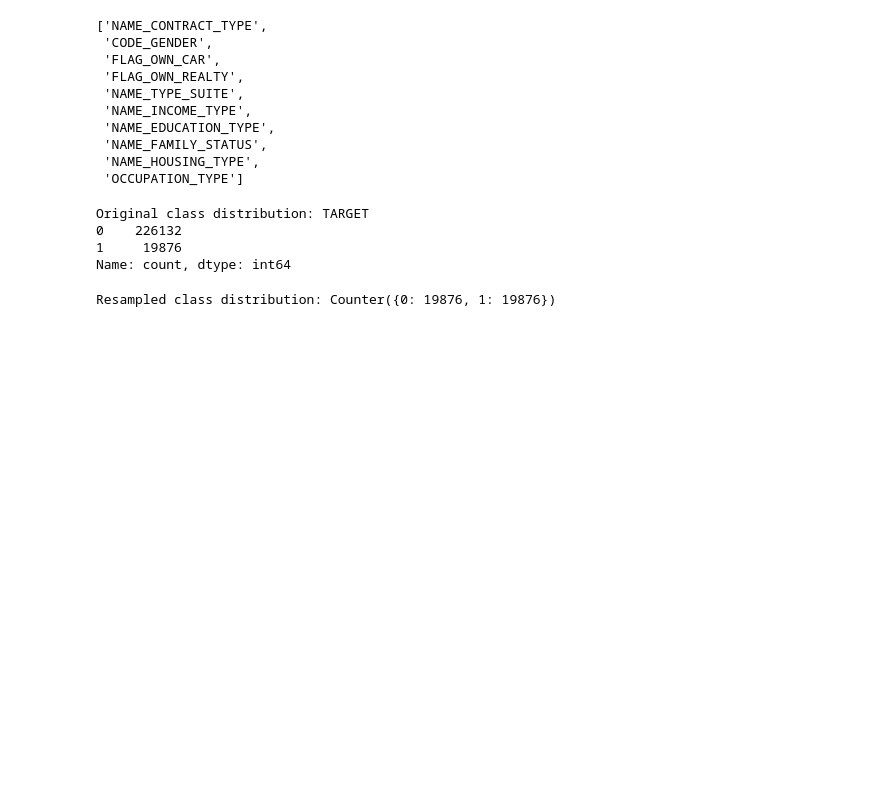
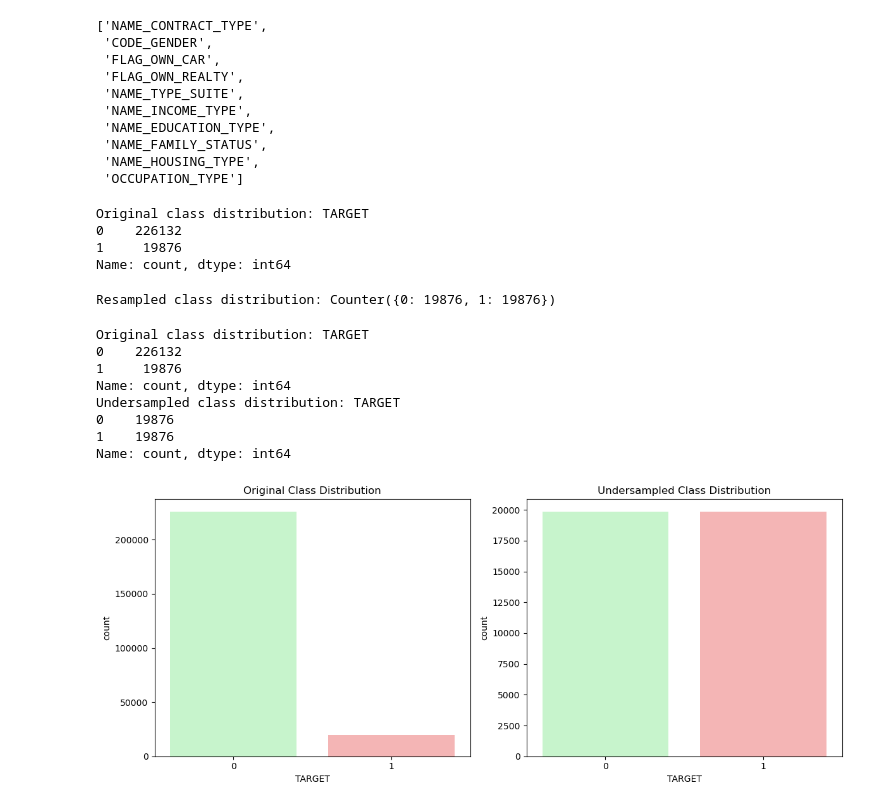
Before and after one commit to leandro-sartini/AISCB_FraudDetection, a Jupyter notebook: notebooks/Exploration/Imbalance - Undersampling (NearMiss) Analysis Updated.ipynb, the cells around one changed output. Drawn from its saved outputs; the diff is of its cells as text; code cells hidden in the pictures; blank space fills up the shorter version.

```diff
--- a/notebooks/Exploration/Imbalance - Undersampling (NearMiss) Analysis.ipynb
+++ b/notebooks/Exploration/Imbalance - Undersampling (NearMiss) Analysis Updated.ipynb
@@ -156,3 +156,38 @@ Name: count, dtype: int64
 print('Resampled class distribution:', Counter(y_resampled))
 # %% [output]
 Resampled class distribution: Counter({0: 19876, 1: 19876})
+# %%
+print('Original class distribution:', y_train.value_counts())
+
+# Print undersampled class distribution
+print('Undersampled class distribution:', pd.Series(y_resampled).value_counts())
+
+# Define a custom color palette based on class labels
+class_palette = {0: "#BFFCC6", 1: "#FFABAB"}
+
+# Create subplots for original and undersampled class distributions
+fig, axes = plt.subplots(1, 2, figsize=(12, 5))
+
+# Plot original class distribution
+sns.countplot(x=pd.Series(y_train), palette=class_palette, ax=axes[0])
+axes[0].set_title('Original Class Distribution')
+
+# Plot undersampled class distribution
+sns.countplot(x=pd.Series(y_resampled), palette=class_palette, ax=axes[1])
+axes[1].set_title('Undersampled Class Distribution')
+
+# Adjust layout
+plt.tight_layout()
+
+# Show the plot
+plt.show()
+# %% [output]
+Original class distribution: TARGET
+0    226132
+1     19876
+Name: count, dtype: int64
+Undersampled class distribution: TARGET
+0    19876
+1    19876
+Name: count, dtype: int64
+[figure, added]
```
